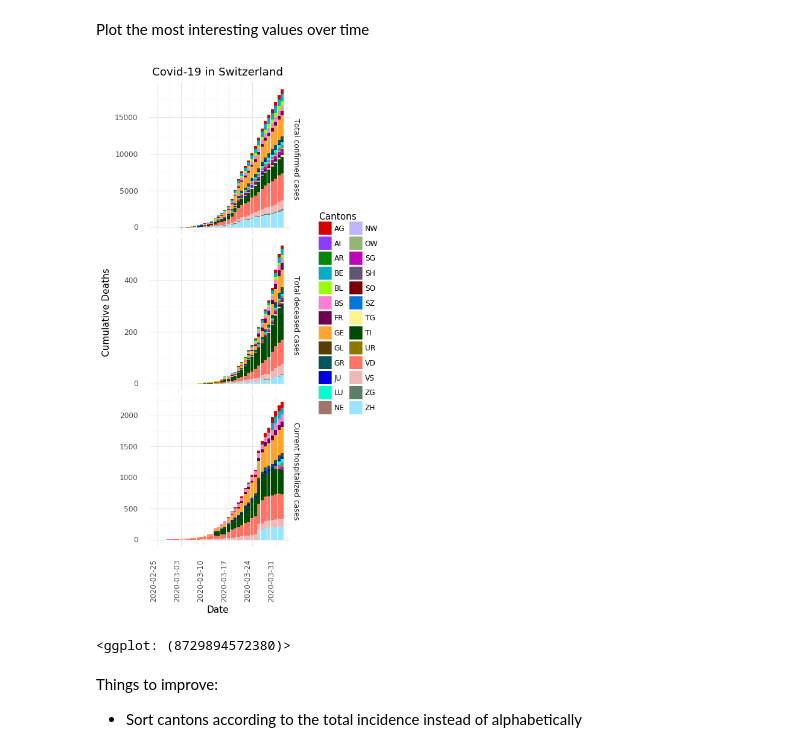
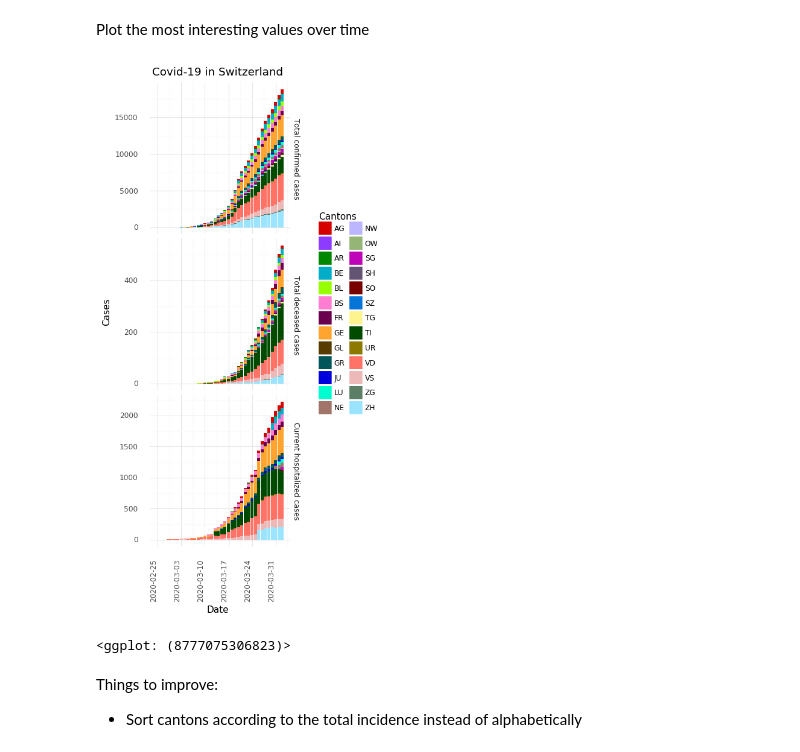
Before and after one commit to votti/covid-viz, a Jupyter notebook: data_switzerland_overview.ipynb, the cells around one changed output. Drawn from its saved outputs; the diff is of its cells as text; code cells hidden in the pictures.

```diff
--- a/data_switzerland_overview.ipynb
+++ b/data_switzerland_overview.ipynb
@@ -167,35 +167,35 @@ Plot the most interesting values over time
 # %%
 cur_vars = V.vars_main
 
 g = (dat_daily
      .melt(id_vars=[V.COL_DATE, V.COL_CANTON], value_vars=cur_vars,
            var_name=V.COL_VARIABLES,
           value_name=V.COL_VALUE)
      .assign(**{V.COL_VARIABLES:
                 lambda x: pd.Categorical(x[V.COL_VARIABLES],
                                          categories=cur_vars)
                           .rename_categories(V.vars_labels)})
 
      >>
      gg.ggplot(gg.aes(x=f'{V.COL_DATE}', y=V.COL_VALUE, fill=V.COL_CANTON))
      + gg.facet_grid(f'{V.COL_VARIABLES}~.', scales='free_y')
      + gg.geom_bar(stat='identity')
      + gg.scale_fill_manual(colorcet.glasbey, name='Cantons')
      + gg.scale_x_datetime(date_breaks='1 week')
      + gg.xlab('Date')
-     + gg.ylab('Cumulative Deaths')
+     + gg.ylab('Cases')
      + gg.ggtitle('Covid-19 in Switzerland')
      + gg.theme_minimal()
      + gg.theme(axis_text_x = gg.element_text(angle = 90, hjust = 1),
                figure_size=(3,10)
                )
 
 
 )
 g
 # %% [output]
-[figure, old version]
+[figure, new version]
-<ggplot: (8729894572380)>
+<ggplot: (8777075306823)>
 # %% [markdown]
 Things to improve:
 - Sort cantons according to the total incidence instead of alphabetically
```
Also changed, not shown: parts of 7 cells of this notebook, 1 other file.
